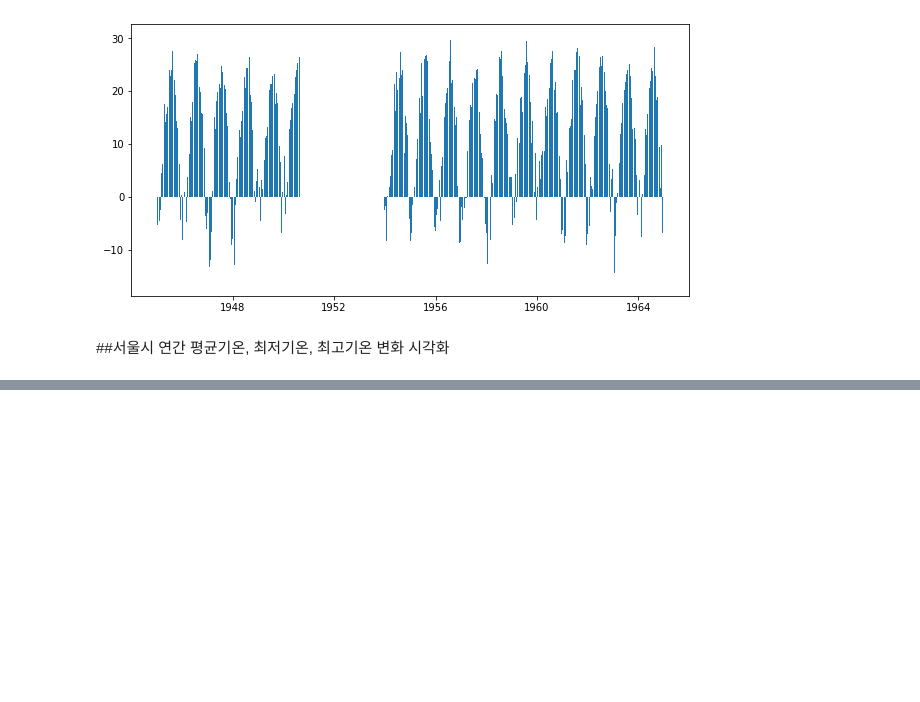
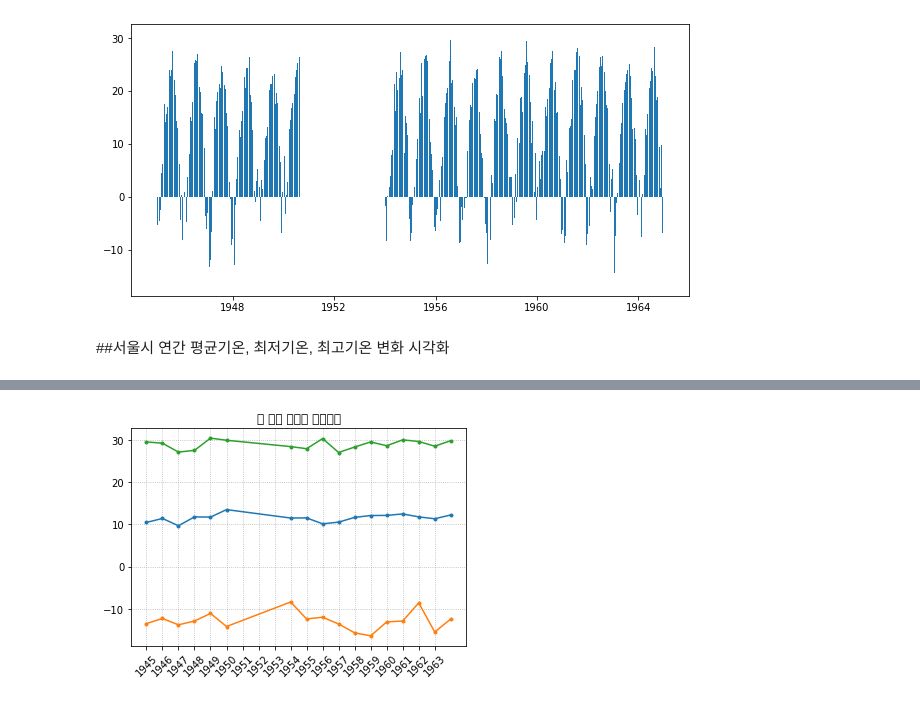
Before and after one commit to yojulab/learn_data_analytics, a Jupyter notebook: codes/년간_전국_기온변화.ipynb, the cells around one changed output, grey strips where cells are left out. Saved outputs shown, nothing was run; the diff lists cells and outputs as text; code cells hidden in the pictures; blank space fills up the shorter version.

```diff
--- a/codes/년간_전국_기온변화.ipynb
+++ b/codes/년간_전국_기온변화.ipynb
@@ -226,0 +338,12 @@ plt.show()
+# %%
+seoul_years_temperatures = [seoul_years_mean, seoul_years_min, seoul_years_max]
+# %%
+for temperature in seoul_years_temperatures :
+  plt.plot(temperature, '.-')
+
+plt.xticks(range(1945,1964, 1), rotation=45)
+plt.grid(ls=':')
+plt.title('년 평균 서울시 최저기온')
+plt.show()
+# %% [output]
+[figure, added]
```
Also changed, not shown: parts of 14 cells of this notebook.
